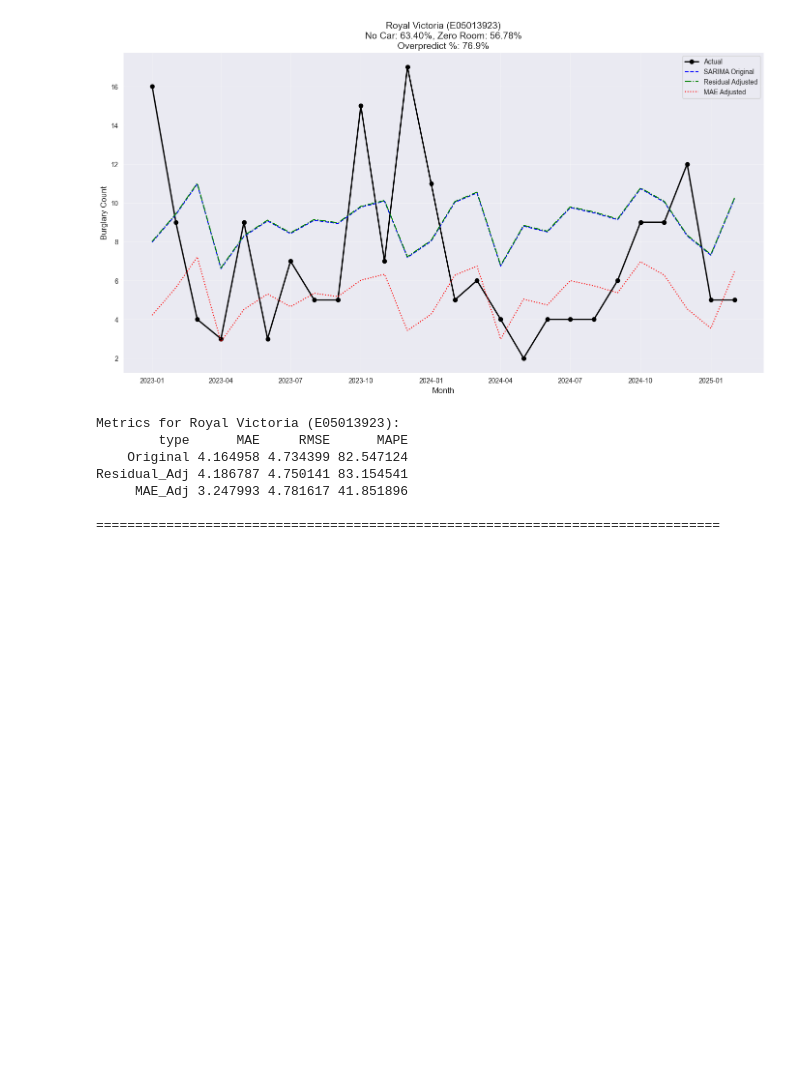
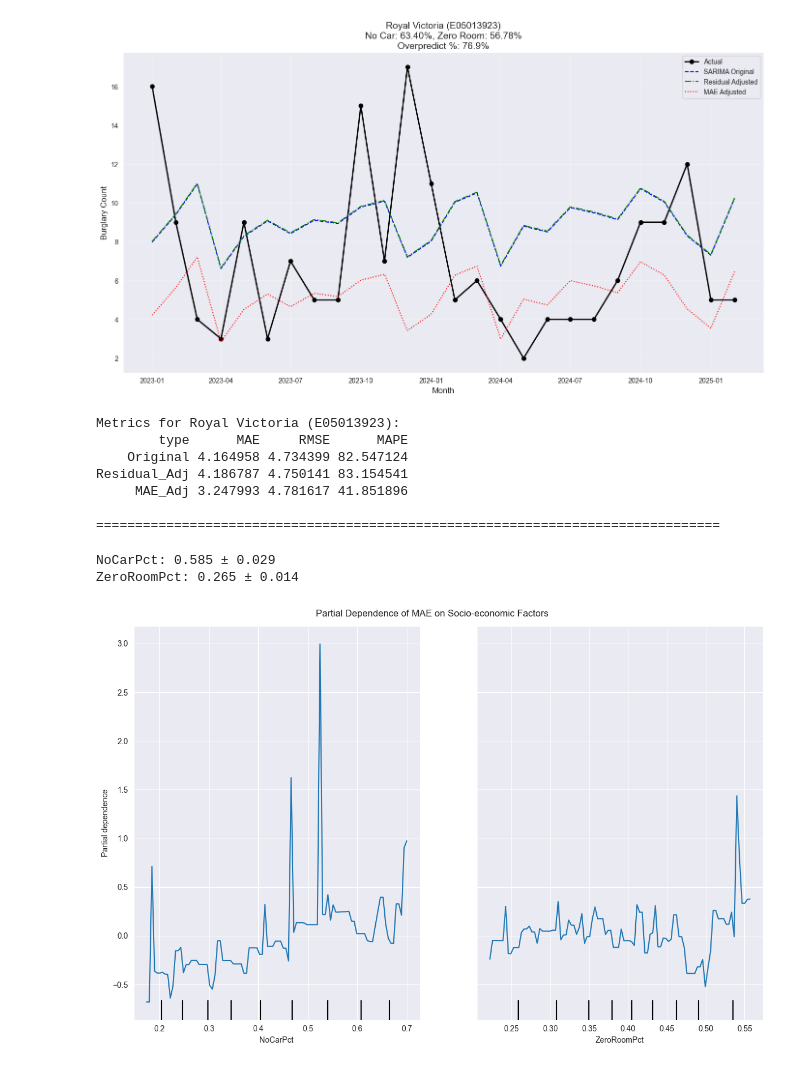
Before and after one commit to EvatsugDnalloR/MD_CBL-Group_2, a Jupyter notebook: residual_opt_sarima.ipynb, the cells around one changed output. Cells and saved outputs as stored; diff of their text form; code cells hidden in the pictures; blank space fills up the shorter version.

```diff
--- a/residual_opt_sarima.ipynb
+++ b/residual_opt_sarima.ipynb
@@ -479,3 +479,32 @@ Residual_Adj 4.186787 4.750141 83.154541
      MAE_Adj 3.247993 4.781617 41.851896
 
 ================================================================================
+# %%
+from sklearn.ensemble import GradientBoostingRegressor
+from sklearn.inspection import permutation_importance
+
+# Prepare MAE target and features
+hybrid_data['mae'] = hybrid_data['residuals'].apply(lambda x: np.mean(np.abs(x)))
+X = hybrid_data[['NoCarPct', 'ZeroRoomPct']]
+y = hybrid_data['mae']
+
+# Train interpretable non-linear model
+mae_model = GradientBoostingRegressor(n_estimators=100, max_depth=3, random_state=42)
+mae_model.fit(X, y)
+
+# Interpret feature importance
+feature_imp = permutation_importance(mae_model, X, y, n_repeats=30, random_state=42)
+for i, name in enumerate(X.columns):
+    print(f"{name}: {feature_imp['importances_mean'][i]:.3f} ± {feature_imp['importances_std'][i]:.3f}")
+
+# Visualize partial dependencies
+from sklearn.inspection import PartialDependenceDisplay
+fig, ax = plt.subplots(figsize=(12, 8))
+PartialDependenceDisplay.from_estimator(mae_model, X, features=[0, 1], ax=ax)
+plt.suptitle("Partial Dependence of MAE on Socio-economic Factors")
+plt.tight_layout()
+plt.show()
+# %% [output]
+NoCarPct: 0.585 ± 0.029
+ZeroRoomPct: 0.265 ± 0.014
+[figure, added]
```
Also changed, not shown: parts of 6 cells of this notebook.
